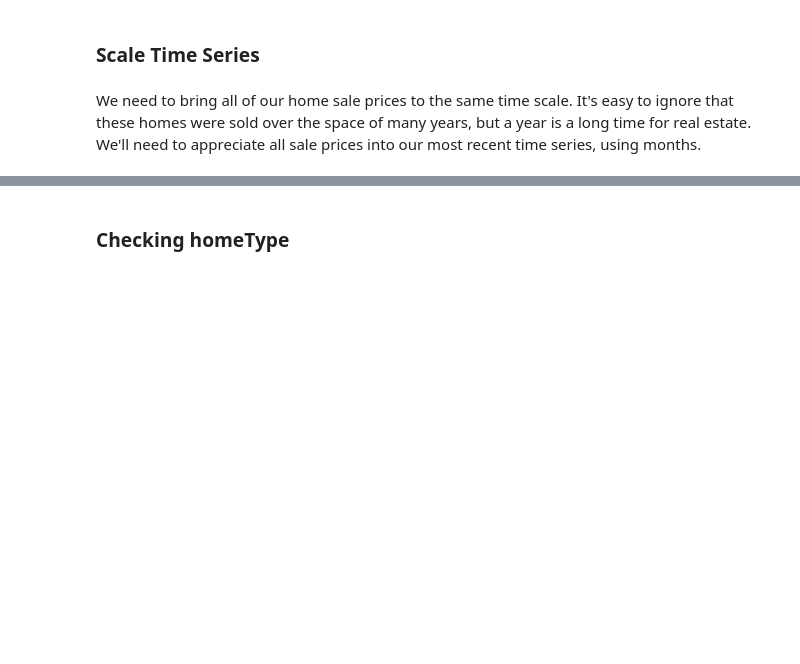
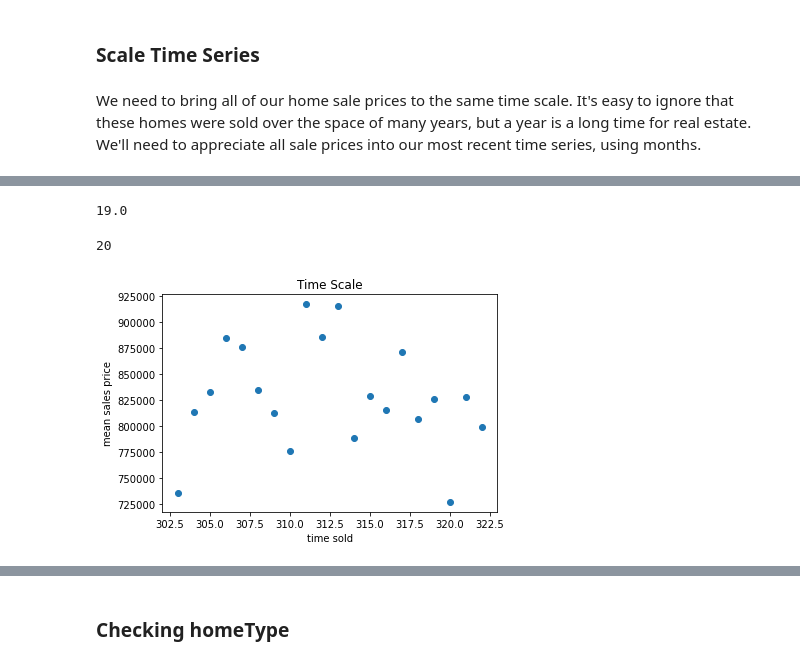
Before and after one commit to threnjen/newyork_housing, a Jupyter notebook: newyork_housing.ipynb, the cells around one changed output, grey strips where cells are left out. Cells and saved outputs as stored; diff of their text form; code cells hidden in the pictures; blank space fills up the shorter version.

```diff
--- a/newyork_housing.ipynb
+++ b/newyork_housing.ipynb
@@ -183,22 +204,23 @@ jan2020_to_2021 = .193/12
-# %%
-for i in range(1,13):
-    df['time_series'] = df['latest_salemonth'].apply(lambda x: abs(x-13))
-# %%
-# adjust 2018 to 2019
-df.loc[df['latest_saleyear']==2018, 'adj_price'] = df.loc[df['latest_saleyear']==2018].apply(lambda x: int( (x['price'])*(1+(jan2018_to_2019*x['time_series']))*(1+(jan2019_to_2020*x['time_series']))*(1+(jan2020_to_2021*x['time_series'])) ) , axis=1 )
-
-# adjust 2019 to 2020
-df.loc[df['latest_saleyear']==2019, 'adj_price'] = df.loc[df['latest_saleyear']==2019].apply(lambda x: int( (x['price'])*(1+(jan2019_to_2020*x['time_series']))*(1+(jan2020_to_2021*x['time_series'])) ) , axis=1)
-
-# adjust 2020 to 2021
-df.loc[df['latest_saleyear']==2020, 'adj_price'] = df.loc[df['latest_saleyear']==2020].apply(lambda x: int( (x['price'])*(1+(jan2020_to_2021*x['time_series'])) ), axis=1)
-
-#copy 2021 to self
-df.loc[df['latest_saleyear']==2021, 'adj_price'] = df.loc[df['latest_saleyear']==2021].apply(lambda x: int(x['price']), axis=1)
-# %%
-# rename original price column and make adj_price our price column
-df.rename(columns={'price' : 'orig_price', 'adj_price' : 'price'}, inplace=True)
-
-# put price at the front of the data frame
-df.set_index('price', inplace=True)
-df.reset_index(inplace=True)
+# %%
+df['sale_time_scaled'] = round(df['sale_time']/5000000000, 0)
+
+rangex = df['sale_time_scaled'].max() - df['sale_time_scaled'].min()
+rangex
+# %% [output]
+19.0
+# %%
+df['sale_time_scaled'].nunique()
+# %% [output]
+20
+# %%
+# Checking out our mean sales price for year built scattered versus price shows a polynomial relationship
+
+yearly_prices = df.groupby(['sale_time_scaled'])['price'].mean()
+
+plt.scatter(yearly_prices.index, yearly_prices)
+plt.title("Time Scale")
+plt.xlabel('time sold')
+plt.ylabel('mean sales price')
+plt.show()
+# %% [output]
+[figure, added]
```
Also changed, not shown: parts of 411 cells of this notebook, 3 other files.
